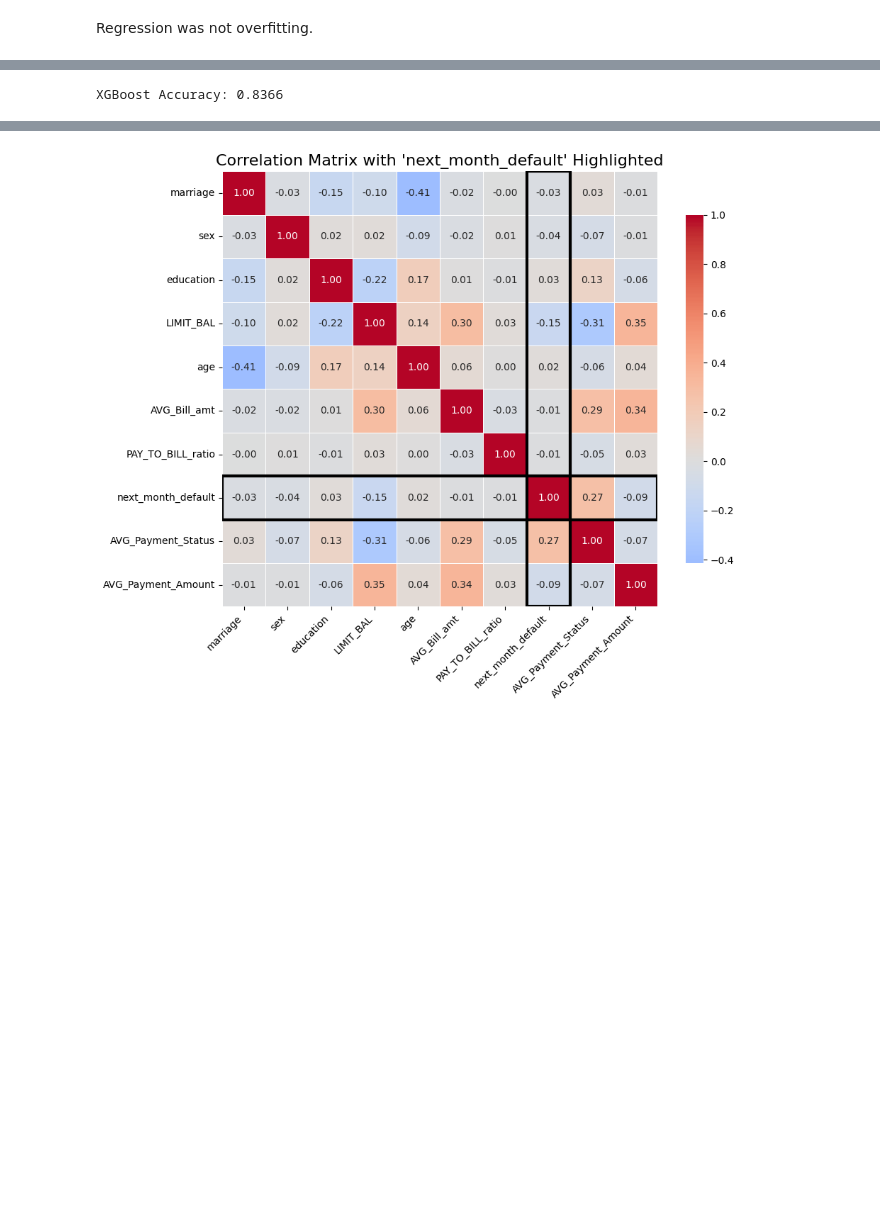
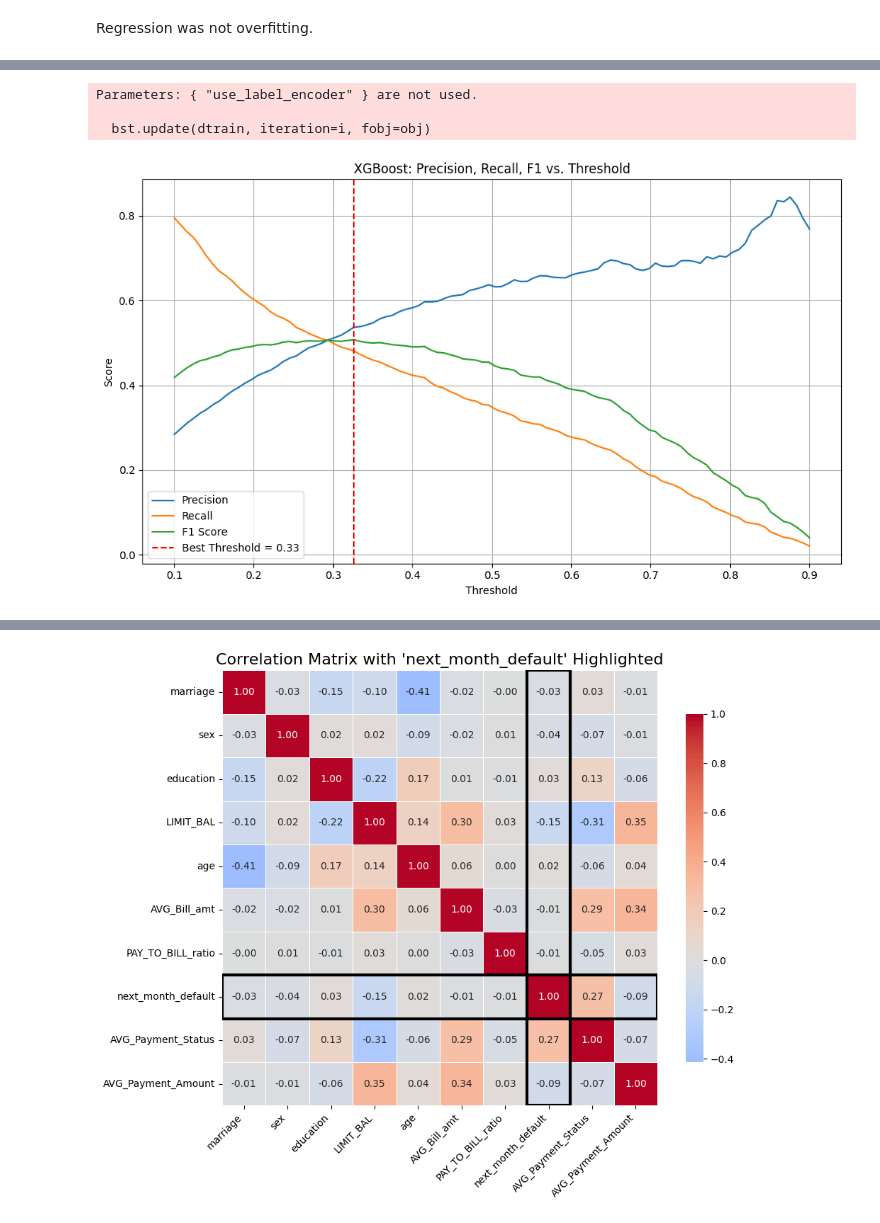
Before and after one commit to mayanksh-111/Credit-Card-Default, a Jupyter notebook: Credit_Card_Default.ipynb, the cells around one changed output, grey strips where cells are left out. Saved outputs shown, nothing was run; the diff lists cells and outputs as text; code cells hidden in the pictures; blank space fills up the shorter version.

```diff
--- a/Credit_Card_Default.ipynb
+++ b/Credit_Card_Default.ipynb
@@ -373,18 +514,68 @@ LightGBM Accuracy: 0.8400
 # %%
 import xgboost as xgb
-from sklearn.datasets import make_classification
-from sklearn.model_selection import train_test_split
-from sklearn.metrics import accuracy_score
+import numpy as np
+import matplotlib.pyplot as plt
+from sklearn.metrics import (
+    accuracy_score, precision_score, recall_score, f1_score, confusion_matrix
+)
 
-# 3. Create and train XGBoost classifier
-model = xgb.XGBClassifier(n_estimators=90, max_depth=5, random_state=55, use_label_encoder=False, eval_metric='logloss')
-model.fit(X_train, y_train)
+# 1. Train XGBoost classifier
+model = xgb.XGBClassifier(
+    n_estimators=90, max_depth=5, random_state=55,
+    use_label_encoder=False, eval_metric='logloss'
+)
+model.fit(X_train, y_train.flatten())
 
-# 4. Make predictions
-y_pred = model.predict(X_test)
+# 2. Predict probabilities for class 1
+y_proba = model.predict_proba(X_test)[:, 1]
+y_true = y_test.flatten()
 
-# 5. Evaluate accuracy
-acc = accuracy_score(y_test, y_pred)
-print(f"XGBoost Accuracy: {acc:.4f}")
+# 3. Evaluate metrics over a range of thresholds
+thresholds = np.linspace(0.1, 0.9, 100)
+precisions, recalls, f1s = [], [], []
+
+for t in thresholds:
+    y_pred_t = (y_proba >= t).astype(int)
+    precisions.append(precision_score(y_true, y_pred_t))
+    recalls.append(recall_score(y_true, y_pred_t))
+    f1s.append(f1_score(y_true, y_pred_t))
+
+# 4. Find best threshold based on F1
+best_idx = np.argmax(f1s)
+best_threshold = thresholds[best_idx]
+
+# 5. Final predictions and metrics at best threshold
+y_pred_final = (y_proba >= best_threshold).astype(int)
+acc = accuracy_score(y_true, y_pred_final)
+precision = precision_score(y_true, y_pred_final)
+recall = recall_score(y_true, y_pred_final)
+f1 = f1_score(y_true, y_pred_final)
+cm = confusion_matrix(y_true, y_pred_final)
+
+# 6. Plot metrics vs. threshold
+plt.figure(figsize=(10, 6))
+plt.plot(thresholds, precisions, label='Precision')
+plt.plot(thresholds, recalls, label='Recall')
+plt.plot(thresholds, f1s, label='F1 Score')
+plt.axvline(x=best_threshold, color='r', linestyle='--', label=f'Best Threshold = {best_threshold:.2f}')
+plt.xlabel('Threshold')
+plt.ylabel('Score')
+plt.title('XGBoost: Precision, Recall, F1 vs. Threshold')
+plt.legend()
+plt.grid(True)
+plt.tight_layout()
+plt.show()
+
+# 7. Print final evaluation
+print(f"\nBest Threshold: {best_threshold:.2f}")
+print(f"Accuracy:  {acc:.4f}")
+print(f"Precision: {precision:.4f}")
+print(f"Recall:    {recall:.4f}")
+print(f"F1 Score:  {f1:.4f}")
+print("Confusion Matrix:")
+print(cm)
 # %% [output]
-XGBoost Accuracy: 0.8366
+Parameters: { "use_label_encoder" } are not used.
+
+  bst.update(dtrain, iteration=i, fobj=obj)
+[figure, added]
```
Also changed, not shown: parts of 10 cells of this notebook.
